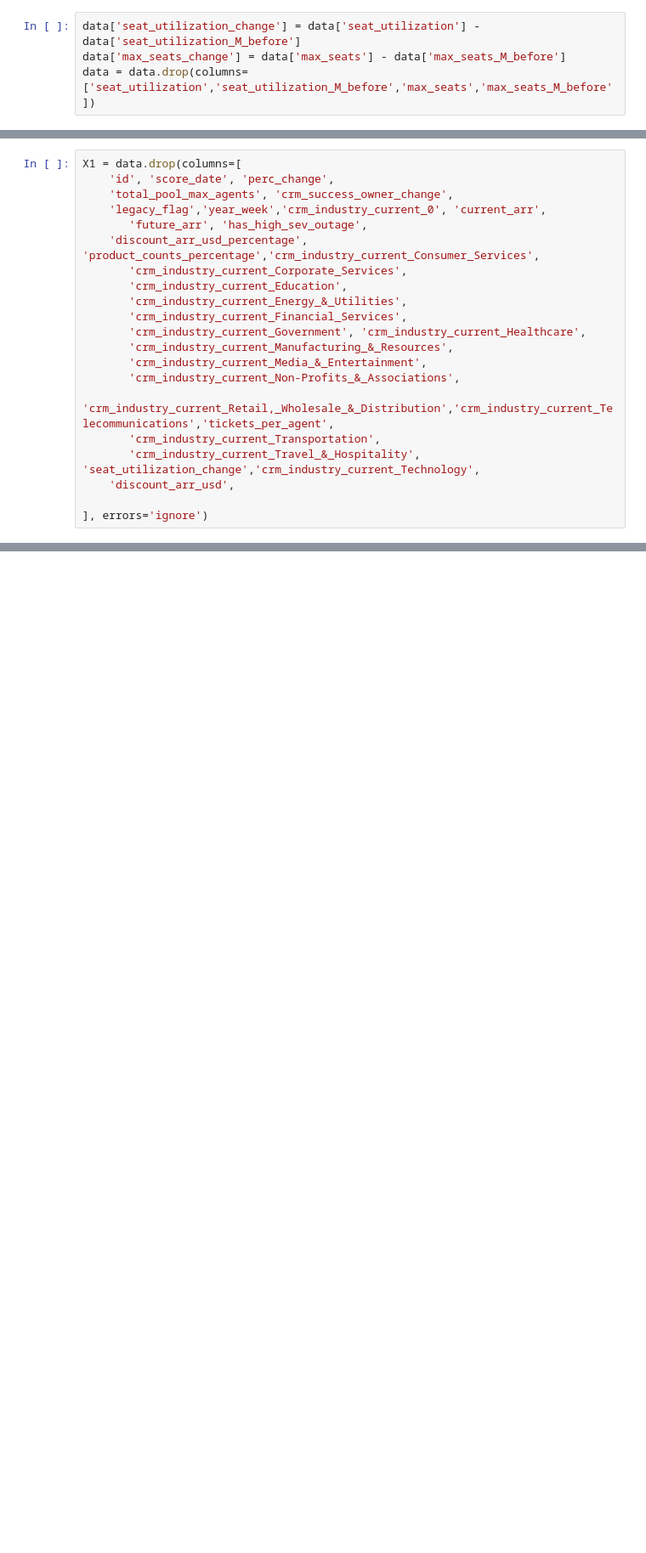
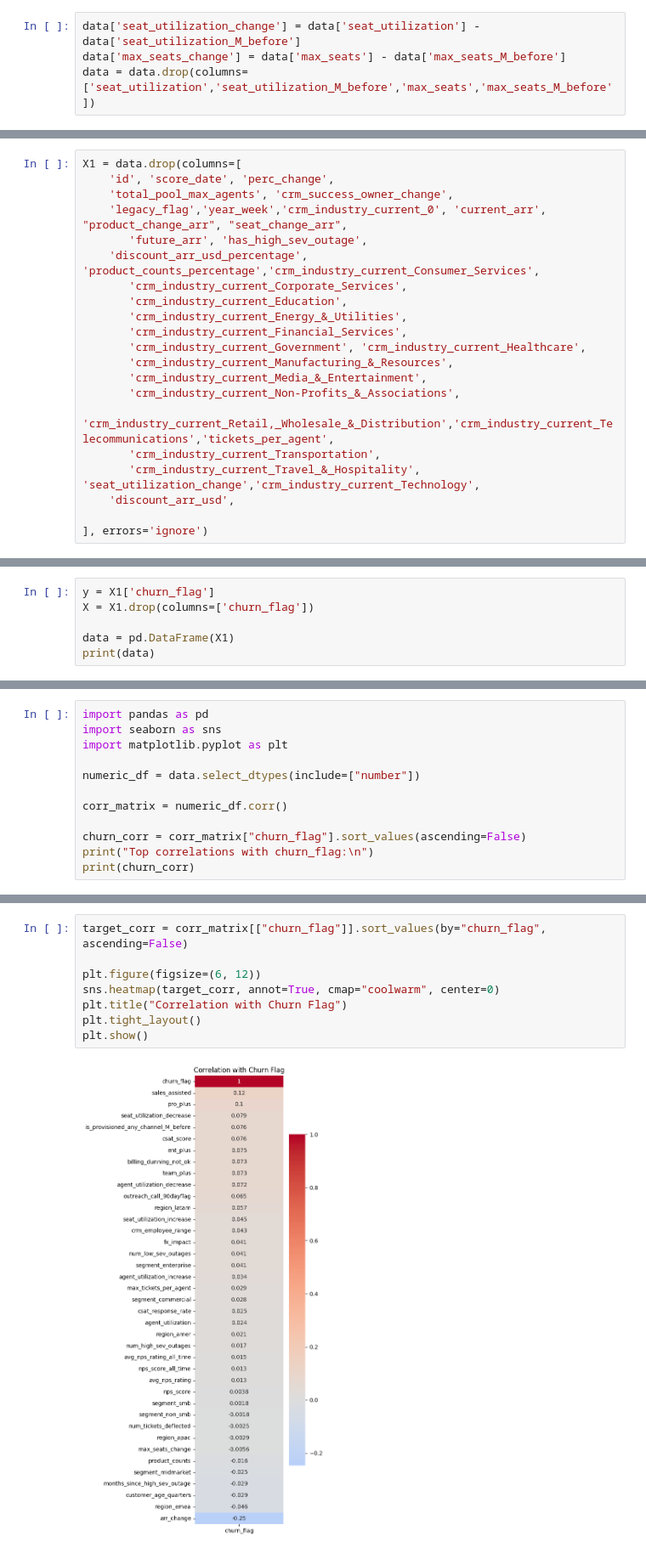
Before and after one commit to p-sai-gowtham/DS_Miniproject, a Jupyter notebook: feature/feature_selection.ipynb, the cells around one changed output, grey strips where cells are left out. Shown at 85% size. Cells and saved outputs as stored; diff of their text form; blank space fills up the shorter version.

```diff
--- a/feature/feature_selection.ipynb
+++ b/feature/feature_selection.ipynb
@@ -99,7 +47,7 @@ Feature Bucketing
 X1 = data.drop(columns=[
     'id', 'score_date', 'perc_change',
     'total_pool_max_agents', 'crm_success_owner_change',
-    'legacy_flag','year_week','crm_industry_current_0', 'current_arr',
+    'legacy_flag','year_week','crm_industry_current_0', 'current_arr', "product_change_arr", "seat_change_arr",
        'future_arr', 'has_high_sev_outage',
     'discount_arr_usd_percentage', 'product_counts_percentage','crm_industry_current_Consumer_Services',
        'crm_industry_current_Corporate_Services',
@@ -175,0 +67,6 @@ churn_flag
+# %%
+y = X1['churn_flag']
+X = X1.drop(columns=['churn_flag'])
+
+data = pd.DataFrame(X1)
+print(data)
@@ -175,0 +93,12 @@ churn_flag
+# %%
+import pandas as pd
+import seaborn as sns
+import matplotlib.pyplot as plt
+
+numeric_df = data.select_dtypes(include=["number"])
+
+corr_matrix = numeric_df.corr()
+
+churn_corr = corr_matrix["churn_flag"].sort_values(ascending=False)
+print("Top correlations with churn_flag:\n")
+print(churn_corr)
@@ -175,0 +123,10 @@ churn_flag
+# %%
+target_corr = corr_matrix[["churn_flag"]].sort_values(by="churn_flag", ascending=False)
+
+plt.figure(figsize=(6, 12))
+sns.heatmap(target_corr, annot=True, cmap="coolwarm", center=0)
+plt.title("Correlation with Churn Flag")
+plt.tight_layout()
+plt.show()
+# %% [output]
+[figure, added]
```
Also changed, not shown: parts of 32 cells of this notebook, 6 other files.
